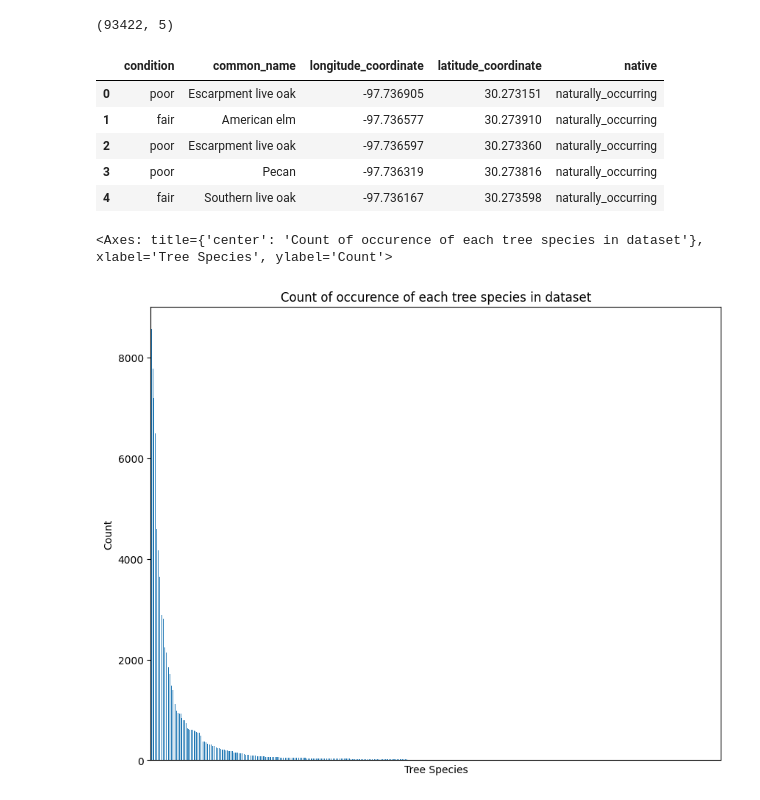
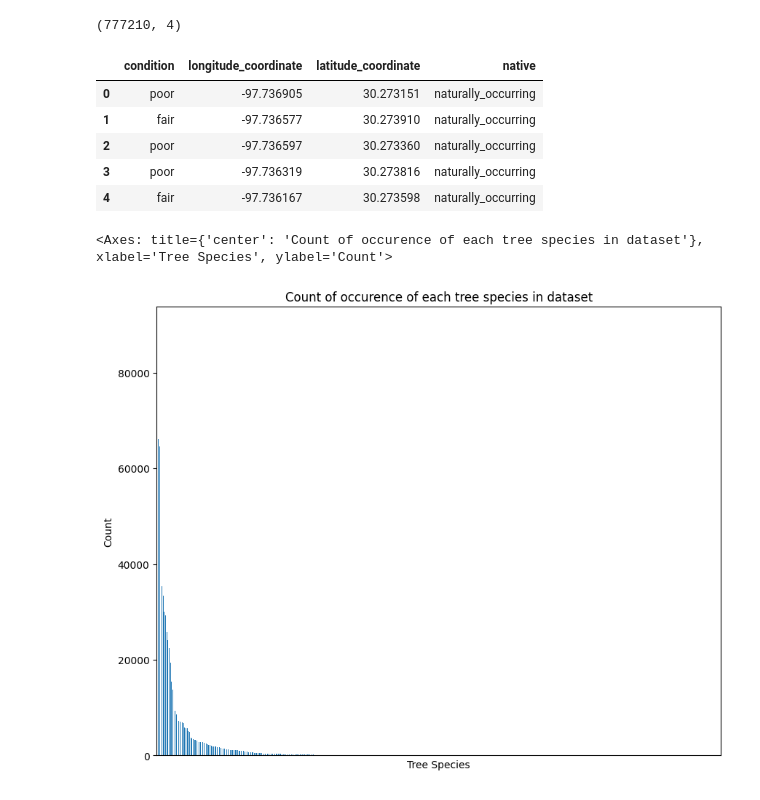
Before and after one commit to alexisf125/TreeData, a Jupyter notebook: data_preprocessing.ipynb, the cells around one changed output. Drawn from its saved outputs; the diff is of its cells as text; code cells hidden in the pictures.

```diff
--- a/data_preprocessing.ipynb
+++ b/data_preprocessing.ipynb
@@ -7,17 +7,19 @@ import os
 df = pd.concat([pd.read_csv(f"data/good_data/{file}") for file in os.listdir("data/good_data")])
 # %%
 # drop all columns except for "common_name" "longitude_coordinate" "latitude_coordinate" "condition" "native"
-df = df[["condition", "common_name", "longitude_coordinate", "latitude_coordinate", "native"]]
+df = df[["condition",
+        #  "common_name",
+         "longitude_coordinate", "latitude_coordinate", "native"]]
 print(df.shape)
 df.head()
 # %% [output]
-(93422, 5)
+(777210, 4)
-|  | condition | common_name | longitude_coordinate | latitude_coordinate | native |
-| 0 | poor | Escarpment live oak | -97.736905 | 30.273151 | naturally_occurring |
-| 1 | fair | American elm | -97.736577 | 30.273910 | naturally_occurring |
-| 2 | poor | Escarpment live oak | -97.736597 | 30.273360 | naturally_occurring |
-| 3 | poor | Pecan | -97.736319 | 30.273816 | naturally_occurring |
-| 4 | fair | Southern live oak | -97.736167 | 30.273598 | naturally_occurring |
+|  | condition | longitude_coordinate | latitude_coordinate | native |
+| 0 | poor | -97.736905 | 30.273151 | naturally_occurring |
+| 1 | fair | -97.736577 | 30.273910 | naturally_occurring |
+| 2 | poor | -97.736597 | 30.273360 | naturally_occurring |
+| 3 | poor | -97.736319 | 30.273816 | naturally_occurring |
+| 4 | fair | -97.736167 | 30.273598 | naturally_occurring |
 # %%
 # make a histogram of the count of each label in common_name column
 df.common_name.value_counts().plot(kind='bar', figsize=(10,8),
@@ -26,7 +28,7 @@ df.common_name.value_counts().plot(kind='bar', figsize=(10,8),
                                    ylabel="Count", xlabel="Tree Species")
 # %% [output]
 <Axes: title={'center': 'Count of occurence of each tree species in dataset'}, xlabel='Tree Species', ylabel='Count'>
-[figure, old version]
+[figure, new version]
 # %%
 # plot number of occurences in common_name column if they occur less than 500 times on histogram
 df.common_name.value_counts()[df.common_name.value_counts() < 500].plot(kind='bar', figsize=(10,8), xticks=([]))
```
Also changed, not shown: parts of 6 cells of this notebook.
